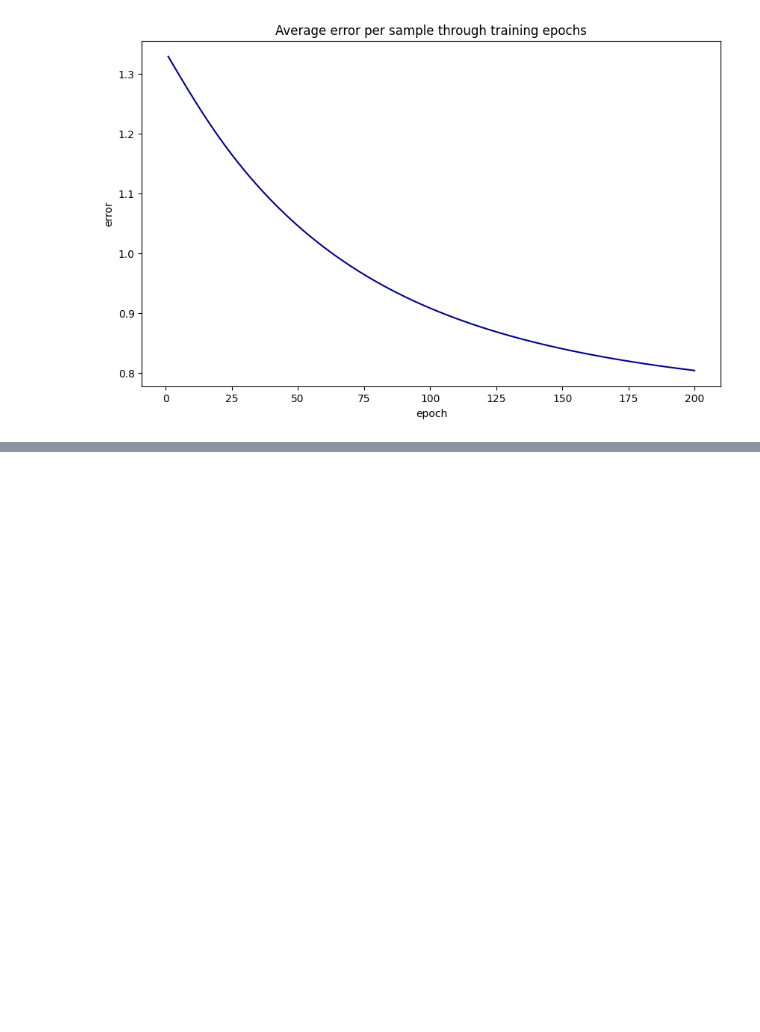
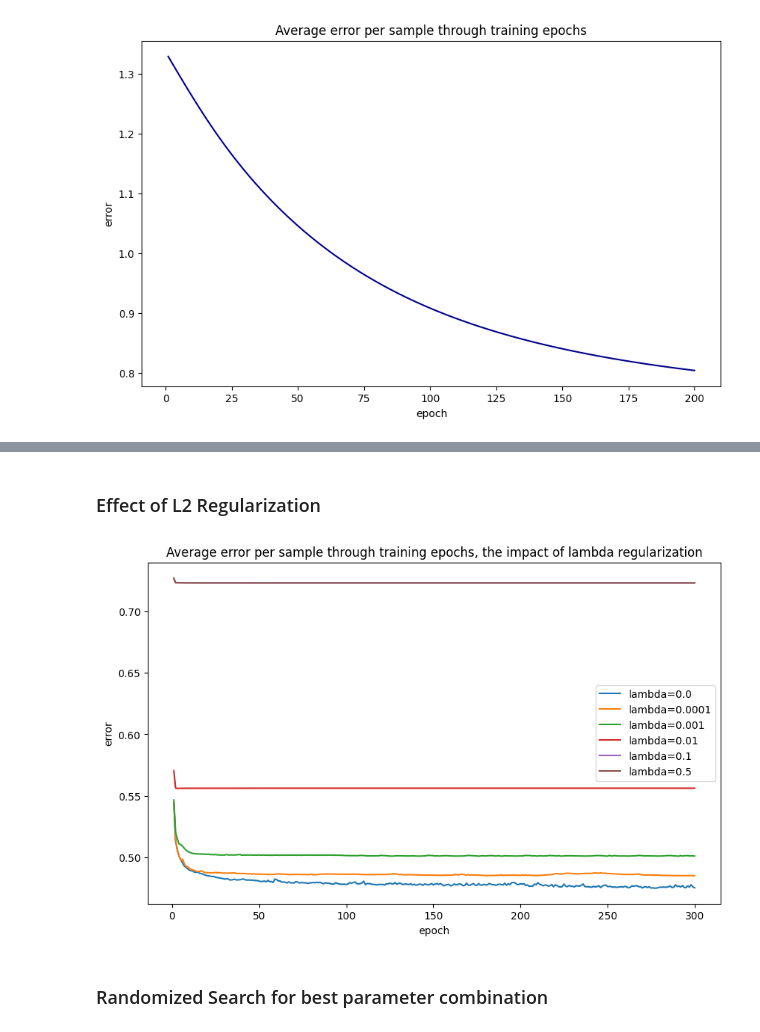
Before and after one commit to nadiaverdha/MachineLearningEx2, a Jupyter notebook: Ex2_bank.ipynb, the cells around one changed output, grey strips where cells are left out. Cells and saved outputs as stored; diff of their text form; code cells hidden in the pictures; blank space fills up the shorter version.

```diff
--- a/Ex2_bank.ipynb
+++ b/Ex2_bank.ipynb
@@ -232,0 +203,33 @@ net.plot_error_curve(err_vect)
+# %% [markdown]
+### Effect of L2 Regularization
+# %%
+plt.figure(figsize=(10, 6))
+plt.xlabel('epoch')
+plt.ylabel('error')
+plt.title('Average error per sample through training epochs, the impact of lambda regularization')
+
+lambda_vect = np.array([0,0.0001, 0.001, 0.01, 0.1, 0.5])
+k = len(lambda_vect)
+
+for i in range(0,k):
+
+    net = Network()
+    net.add(FCLayer(13, 8,seed =  seed))
+    net.add(ActivationLayer(tanh, tanh_prime))
+    net.add(FCLayer(8, 8,seed =  seed))
+    net.add(ActivationLayer(tanh, tanh_prime))
+    net.add(FCLayer(8, 2,seed =  seed))
+    net.add(ActivationLayer(sigmoid, sigmoid_prime))
+    # train
+    net.use(binary_cross_entropy, binary_cross_entropy_prime)
+    l = lambda_vect[i]
+    err_vect = net.fit_plus_ridge(X_train_std, y_train, epochs=300, learning_rate=0.01, reg_lambda = l )
+
+    plt.plot(np.arange(1, len(err_vect)+1, 1), err_vect, '-', label='lambda='+str(l))
+
+plt.legend()
+plt.show()
+# %% [output]
+[figure, added]
+# %% [markdown]
+### Randomized Search for best parameter combination
```
Also changed, not shown: parts of 20 cells of this notebook.
